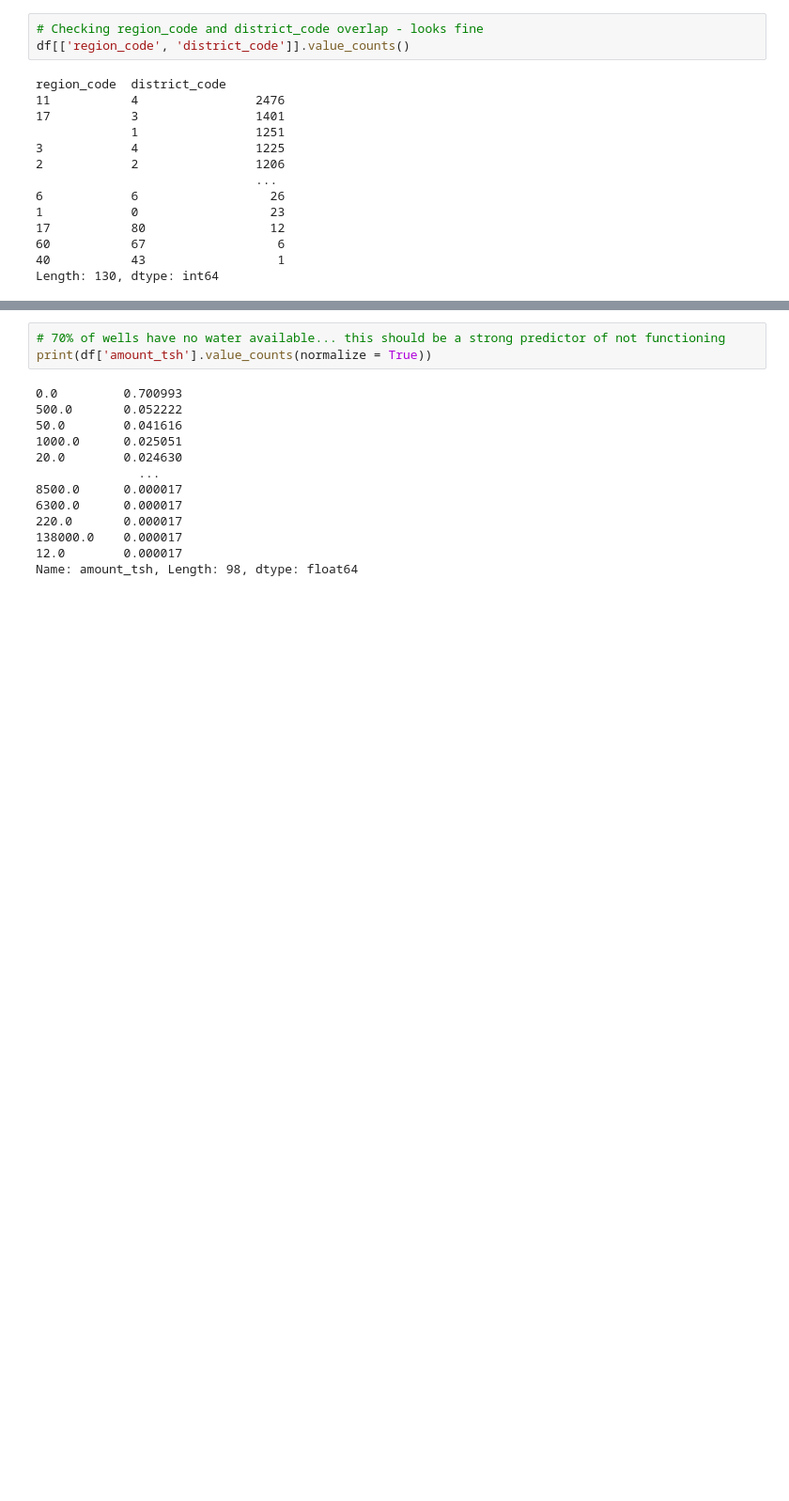
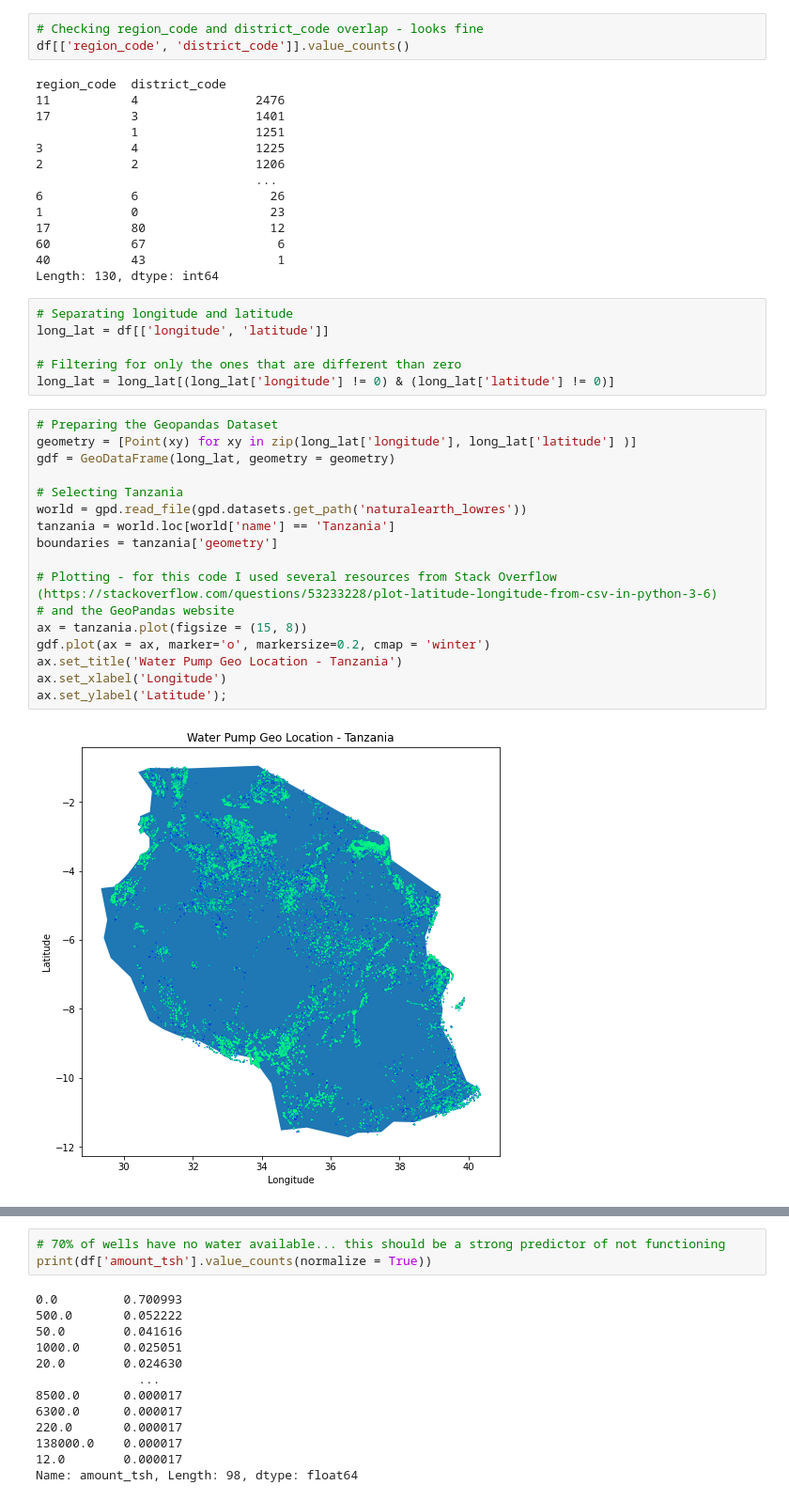
Before and after one commit to ovilar/phase_3-project, a Jupyter notebook: index.ipynb, the cells around one changed output, grey strips where cells are left out. Shown at 94% size. Drawn from its saved outputs; the diff is of its cells as text; blank space fills up the shorter version.

```diff
--- a/index.ipynb
+++ b/index.ipynb
@@ -422,6 +426,31 @@ region_code  district_code
 60           67                  6
 40           43                  1
 Length: 130, dtype: int64
+# %%
+# Separating longitude and latitude
+long_lat = df[['longitude', 'latitude']]
+
+# Filtering for only the ones that are different than zero
+long_lat = long_lat[(long_lat['longitude'] != 0) & (long_lat['latitude'] != 0)]
+# %%
+# Preparing the Geopandas Dataset
+geometry = [Point(xy) for xy in zip(long_lat['longitude'], long_lat['latitude'] )]
+gdf = GeoDataFrame(long_lat, geometry = geometry)
+
+# Selecting Tanzania
+world = gpd.read_file(gpd.datasets.get_path('naturalearth_lowres'))
+tanzania = world.loc[world['name'] == 'Tanzania']
+boundaries = tanzania['geometry']
+
+# Plotting - for this code I used several resources from Stack Overflow (https://stackoverflow.com/questions/53233228/plot-latitude-longitude-from-csv-in-python-3-6)
+# and the GeoPandas website
+ax = tanzania.plot(figsize = (15, 8))
+gdf.plot(ax = ax, marker='o', markersize=0.2, cmap = 'winter')
+ax.set_title('Water Pump Geo Location - Tanzania')
+ax.set_xlabel('Longitude')
+ax.set_ylabel('Latitude');
+# %% [output]
+[figure, added]
 # %%
 # num_private - no clear description of the variable and full of zeros. I will drop it
 df['num_private'].value_counts()
```
Also changed, not shown: parts of 17 cells of this notebook, 2 other files.
